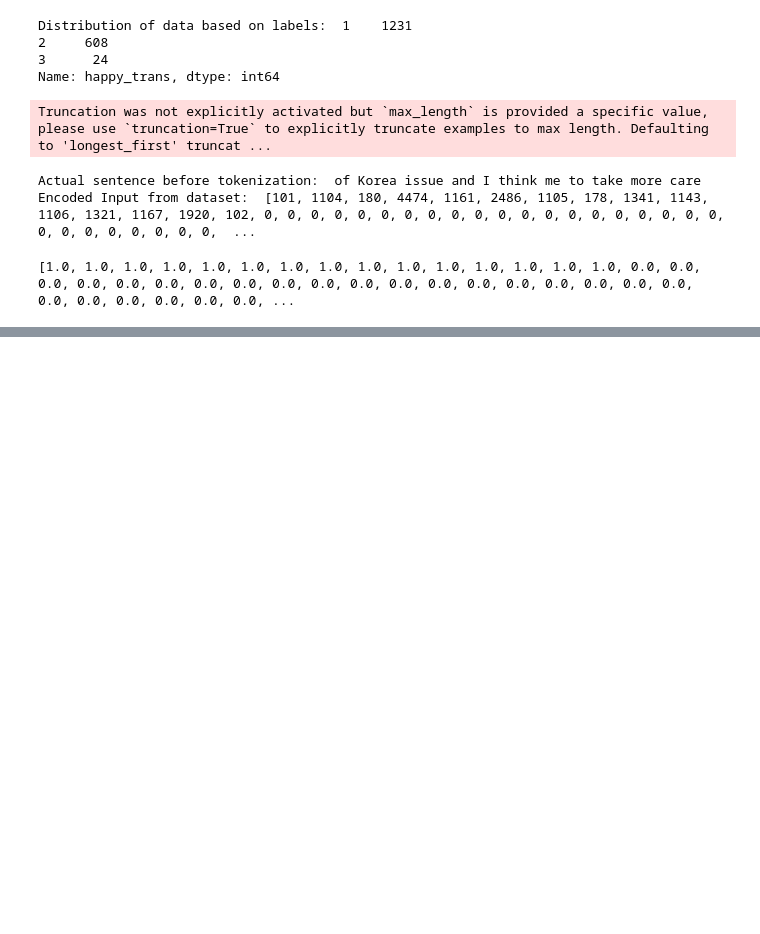
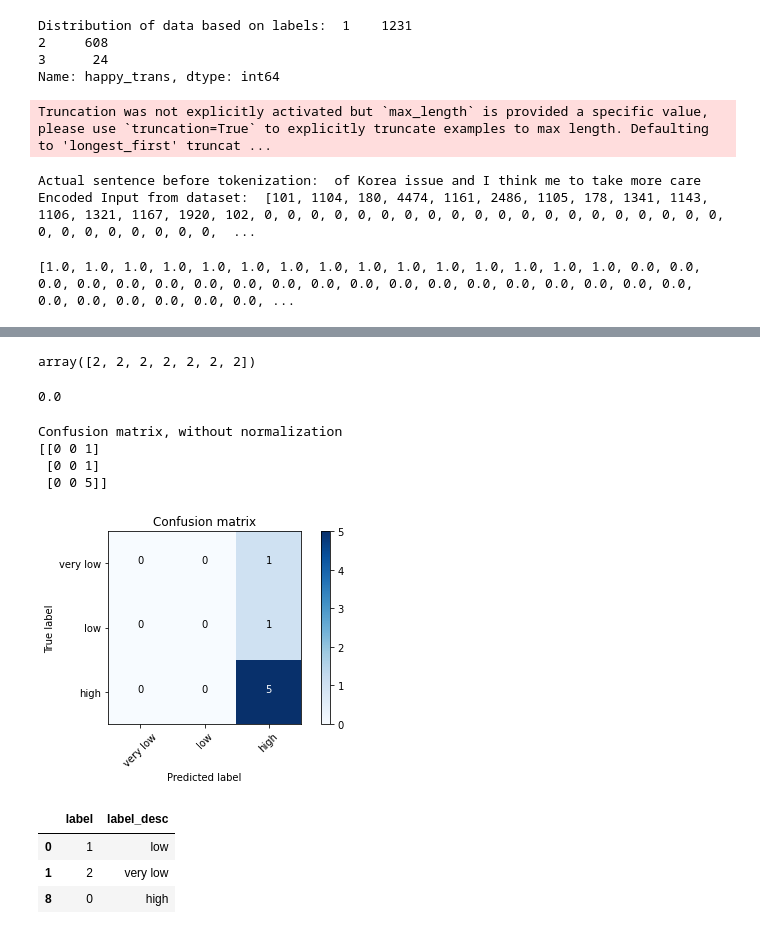
Before and after one commit to saber258/EEG_Text_alignment, a Jupyter notebook: notebooks/Happy_BERTsequence.ipynb, the cells around one changed output, grey strips where cells are left out. Cells and saved outputs as stored; diff of their text form; code cells hidden in the pictures; blank space fills up the shorter version.

```diff
--- a/notebooks/Happy_BERTsequence.ipynb
+++ b/notebooks/Happy_BERTsequence.ipynb
@@ -102,0 +173,3 @@ df
+# %%
+df.rename(columns={'happy_trans':'label_desc'},inplace=True)
+df.rename(columns={'label_enc':'label'},inplace=True)
@@ -216,7 +284,7 @@ model = BertForSequenceClassification.from_pretrained("bert-base-uncased", num_l
 lr = 2e-5
 adam_epsilon = 1e-8
 
-epochs = 5
+epochs = 25
 
 num_warmup_steps = 0
 num_training_steps = len(train_dataloader)*epochs
@@ -302,0 +398,4 @@ for _ in tnrange(1,epochs+1,desc='Epoch'):
+# %%
+pred_flat
+# %% [output]
+array([2, 2, 2, 2, 2, 2, 2])
@@ -302,0 +404,57 @@ for _ in tnrange(1,epochs+1,desc='Epoch'):
+# %%
+tmp_eval_mcc_accuracy
+# %% [output]
+0.0
+# %%
+from sklearn.metrics import confusion_matrix,classification_report
+def plot_confusion_matrix(cm, classes,
+                          normalize=False,
+                          title='Confusion matrix',
+                          cmap=plt.cm.Blues):
+    """
+    This function prints and plots the confusion matrix.
+    Normalization can be applied by setting `normalize=True`.
+    """
+    import itertools
+    if normalize:
+        cm = cm.astype('float') / cm.sum(axis=1)[:, np.newaxis]
+        print("Normalized confusion matrix")
+    else:
+        print('Confusion matrix, without normalization')
+
+    print(cm)
+
+    plt.imshow(cm, interpolation='nearest', cmap=cmap)
+    plt.title(title)
+    plt.colorbar()
+    tick_marks = np.arange(len(classes))
+    plt.xticks(tick_marks, classes, rotation=45)
+    plt.yticks(tick_marks, classes)
+
+    fmt = '.2f' if normalize else 'd'
+    thresh = cm.max() / 2.
+    for i, j in itertools.product(range(cm.shape[0]), range(cm.shape[1])):
+        plt.text(j, i, format(cm[i, j], fmt),
+                 horizontalalignment="center",
+                 color="white" if cm[i, j] > thresh else "black")
+
+    plt.ylabel('True label')
+    plt.xlabel('Predicted label')
+    plt.tight_layout()
+# %%
+cm = confusion_matrix(labels_flat, pred_flat)
+# %%
+plot_confusion_matrix(cm, ['very low','low', 'high'])
+# %% [output]
+Confusion matrix, without normalization
+[[0 0 1]
+ [0 0 1]
+ [0 0 5]]
+[figure, added]
+# %%
+df[['label','label_desc']].drop_duplicates(keep='first')
+# %% [output]
+|  | label | label_desc |
+| 0 | 1 | low |
+| 1 | 2 | very low |
+| 8 | 0 | high |
```
Also changed, not shown: parts of 30 cells of this notebook.
